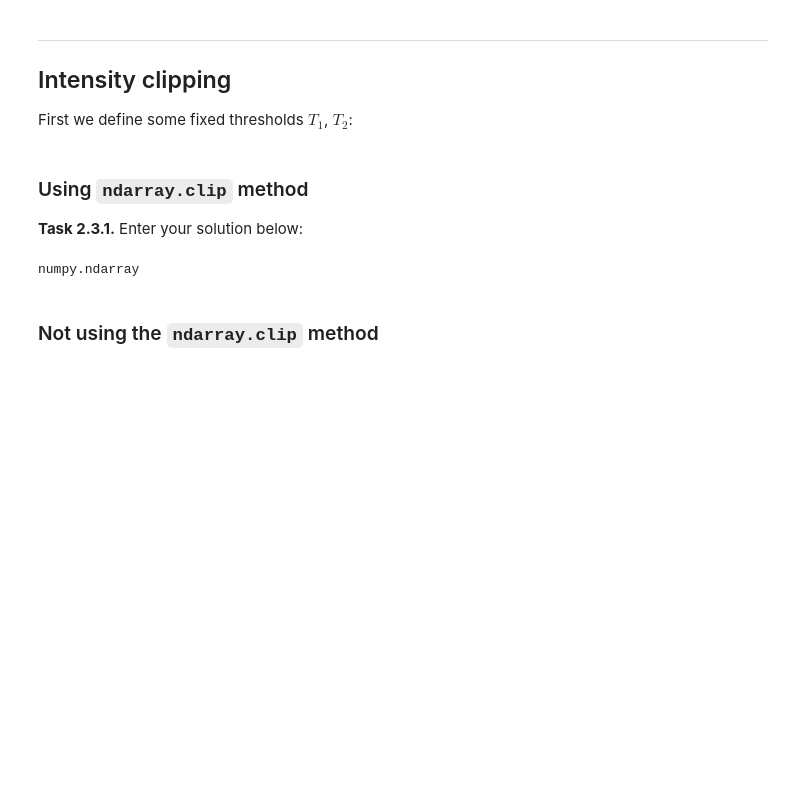
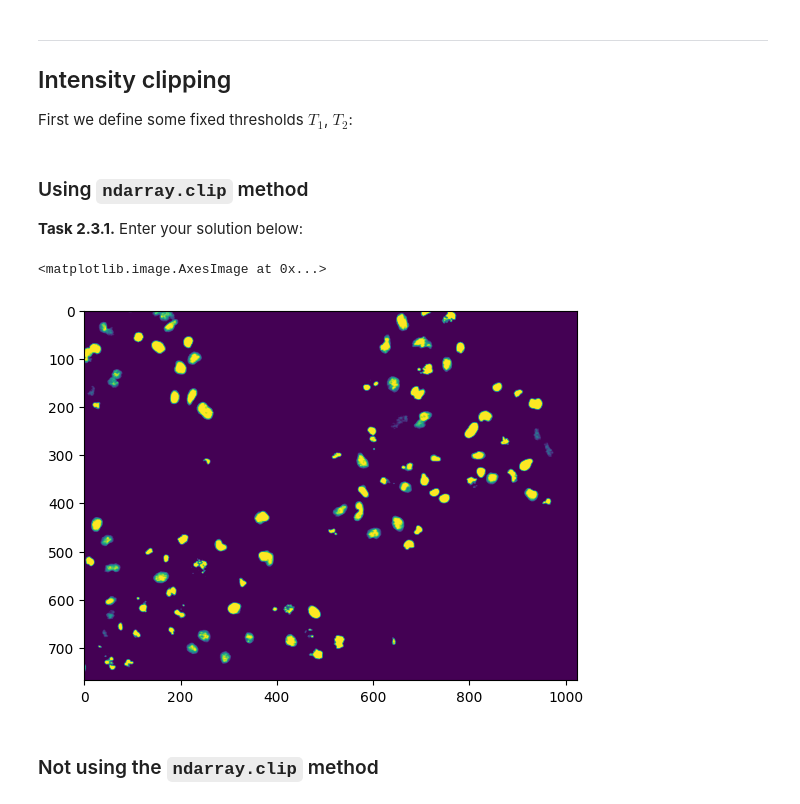
Before and after one commit to Panke03/mobi-fs3-python, a Jupyter notebook: task2.ipynb, the cells around one changed output. Cells and saved outputs as stored; diff of their text form; code cells hidden in the pictures; blank space fills up the shorter version.

```diff
--- a/task2.ipynb
+++ b/task2.ipynb
@@ -38,10 +49,14 @@ T2 = 0.59
 ### Using `ndarray.clip` method
 
 **<a id="#">Task 2.3.1.</a>** Enter your solution below:
-# %%
-numpy.ndarray
-# %% [output]
-numpy.ndarray
+# %%
+
+img.clip(T1, T2)
+
+plt.imshow(img.clip(T1, T2))
+# %% [output]
+<matplotlib.image.AxesImage at 0x...>
+[figure, added]
 # %% [markdown]
 ### Not using the `ndarray.clip` method
 # %% [markdown]
```
Also changed, not shown: parts of 10 cells of this notebook, 1 other file.
